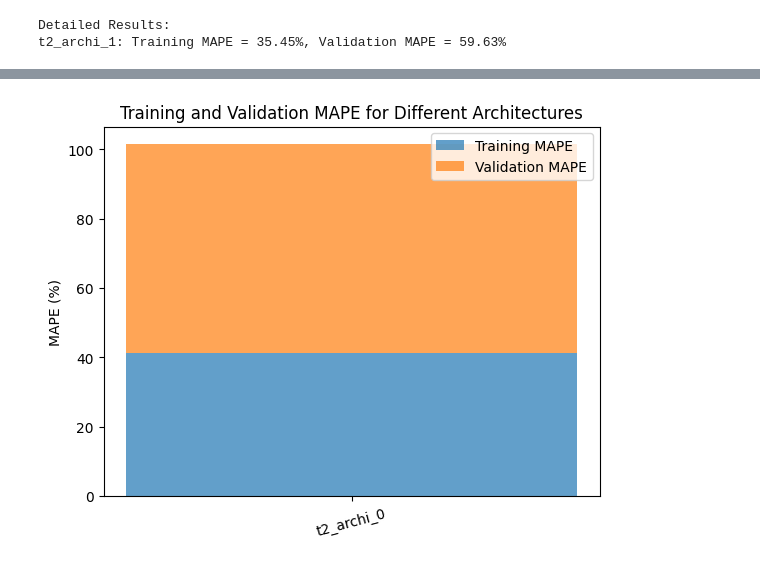
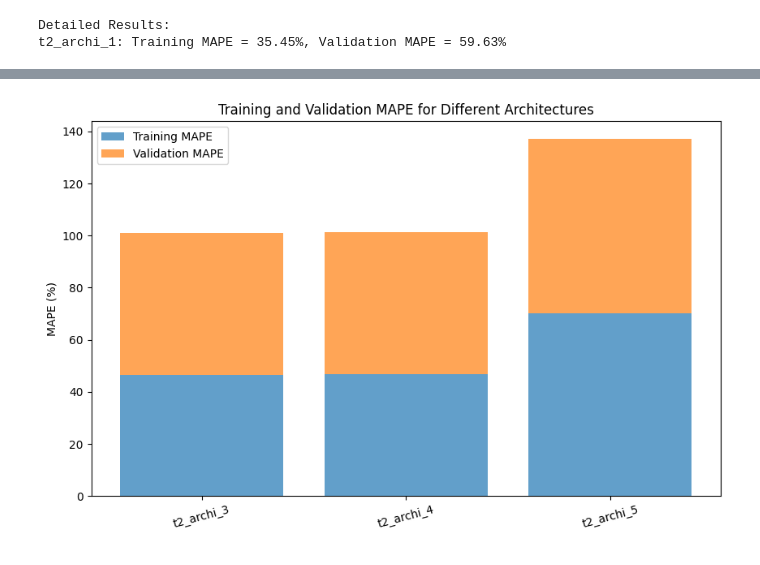
Before and after one commit to cddaaaa1/deep-learning-course, a Jupyter notebook: 02_CNN_Introduction.ipynb, the cells around one changed output, grey strips where cells are left out. Saved outputs shown, nothing was run; the diff lists cells and outputs as text; code cells hidden in the pictures.

Commit message:
TASK2 UPDATE

```diff
--- a/02_CNN_Introduction.ipynb
+++ b/02_CNN_Introduction.ipynb
@@ -2414,7 +2414,7 @@ def create_and_train_model_t2(architecture_name, model_fn, epochs=100, batch_siz
     model.save(f"/content/drive/MyDrive/DeepLearning/02/Task2/{architecture_name}.h5")
     print(f"{architecture_name} saved as {architecture_name}.h5")
 
-    return model, history
+    return history
 # %%
 def t2_archi_0():
     model = Sequential()
@@ -2525,13 +2547,10 @@ t2_archi_1: Training MAPE = 35.45%, Validation MAPE = 59.63%
 # %%
 def t2_archi_1():
     model = Sequential()
-    model.add(Conv2D(64, (3, 3), padding='same', input_shape=(64, 64, 3)))
+    model.add(Conv2D(32, (3, 3), padding='same', input_shape=(64, 64, 3)))
     model.add(Activation('relu'))
     model.add(MaxPooling2D(pool_size=(2, 2))) # 16x16
-    model.add(Conv2D(64, (3, 3), padding='same'))
-    model.add(Activation('relu'))
-    model.add(MaxPooling2D(pool_size=(2, 2)))
-    model.add(Conv2D(64, (3, 3), padding='same'))
+    model.add(Conv2D(32, (3, 3), padding='same'))
     model.add(Activation('relu'))
     model.add(MaxPooling2D(pool_size=(2, 2)))
     model.add(Flatten())
@@ -2661,39 +3226,28 @@ AttributeError: 'tuple' object has no attribute 'history'
 # %%
-import matplotlib.pyplot as plt
-from keras.models import load_model
-from keras.datasets import cifar10
-from tensorflow.keras.utils import to_categorical
-import glob
+# Collect results
+results = {}
+histories = {}
+architectures = {
+    # "t2_archi_1": t2_archi_1,
+    # "t2_archi_2": t2_archi_2,
+    "t2_archi_3": t2_archi_3,
+    "t2_archi_4": t2_archi_4,
+    "t2_archi_5": t2_archi_5,
+}
 
-# Load CIFAR-10 dataset and preprocess it
-# (x_train, y_train), (x_test, y_test) = cifar10.load_data()
-# x_train = x_train.astype('float32') / 255
-# x_test = x_test.astype('float32') / 255
-# y_train_class = to_categorical(y_train, 10)
-# y_test_class = to_categorical(y_test, 10)
+for name, model_fn in architectures.items():
+    history = create_and_train_model_t2(name, model_fn, epochs=100)
+    histories[name] = history
+    train_mape = history.history['mean_absolute_percentage_error'][-1]
+    val_mape = history.history['val_mean_absolute_percentage_error'][-1]
+    results[name] = {'train_mape': train_mape, 'val_mape': val_mape}
 
-# List of saved model filenames and their corresponding architecture names
-model_filenames = [
-    ("/content/drive/MyDrive/DeepLearning/02/Task2/t2_archi_0.h5", "t2_archi_0"),
-]
+names = list(results.keys())
+train_mape = [results[name]['train_mape'] for name in names]
+val_mape = [results[name]['val_mape'] for name in names]
 
-# Evaluate each model
-results = {}
-for filename, name in model_filenames:
-    model = load_model(filename)
-    train_score = model.evaluate(X_train, Y_train, verbose=0)
-    val_score = model.evaluate(X_val, Y_val, verbose=0)
-    results[name] = {
-        "train_mape": train_score[1],  # Assuming MAPE is the second metric
-        "val_mape": val_score[1],
-    }
-
-# Extract metrics for plotting
-names = list(results.keys())
-train_mape = [results[name]["train_mape"] for name in names]
-val_mape = [results[name]["val_mape"] for name in names]
-
-# Plot the results
+# Plot Training and Validation MAPE
+plt.figure(figsize=(10, 6))
 plt.bar(names, train_mape, label='Training MAPE', alpha=0.7)
 plt.bar(names, val_mape, label='Validation MAPE', alpha=0.7, bottom=train_mape)
 plt.ylabel('MAPE (%)')
@@ -2702,10 +3256,20 @@ plt.xticks(rotation=15)
 plt.legend()
 plt.show()
 
+# Plot Training and Validation Loss over Epochs
+plt.figure(figsize=(10, 6))
+for name, history in histories.items():
+    plt.plot(history.history['loss'], label=f'{name} - Training Loss')
+    plt.plot(history.history['val_loss'], label=f'{name} - Validation Loss')
+
+plt.xlabel('Epochs')
+plt.ylabel('Loss')
+plt.title('Training and Validation Loss over Epochs for Different Architectures')
+plt.legend()
+plt.show()
+
 # Print detailed results
 print("\nDetailed Results:")
 for name, metrics in results.items():
-    print(f"{name}:")
-    print(f"  Training MAPE = {metrics['train_mape']:.4f}%")
-    print(f"  Validation MAPE = {metrics['val_mape']:.4f}%")
+    print(f"{name}: Training MAPE = {metrics['train_mape']:.2f}%, Validation MAPE = {metrics['val_mape']:.2f}%")
 # %% [output]
@@ -2713 +3329 @@ WARNING:absl:Compiled the loaded model, but the compiled metrics have yet to be
-[figure, old version]
+[figure, new version]
```
Also changed, not shown: parts of 23 cells of this notebook.
